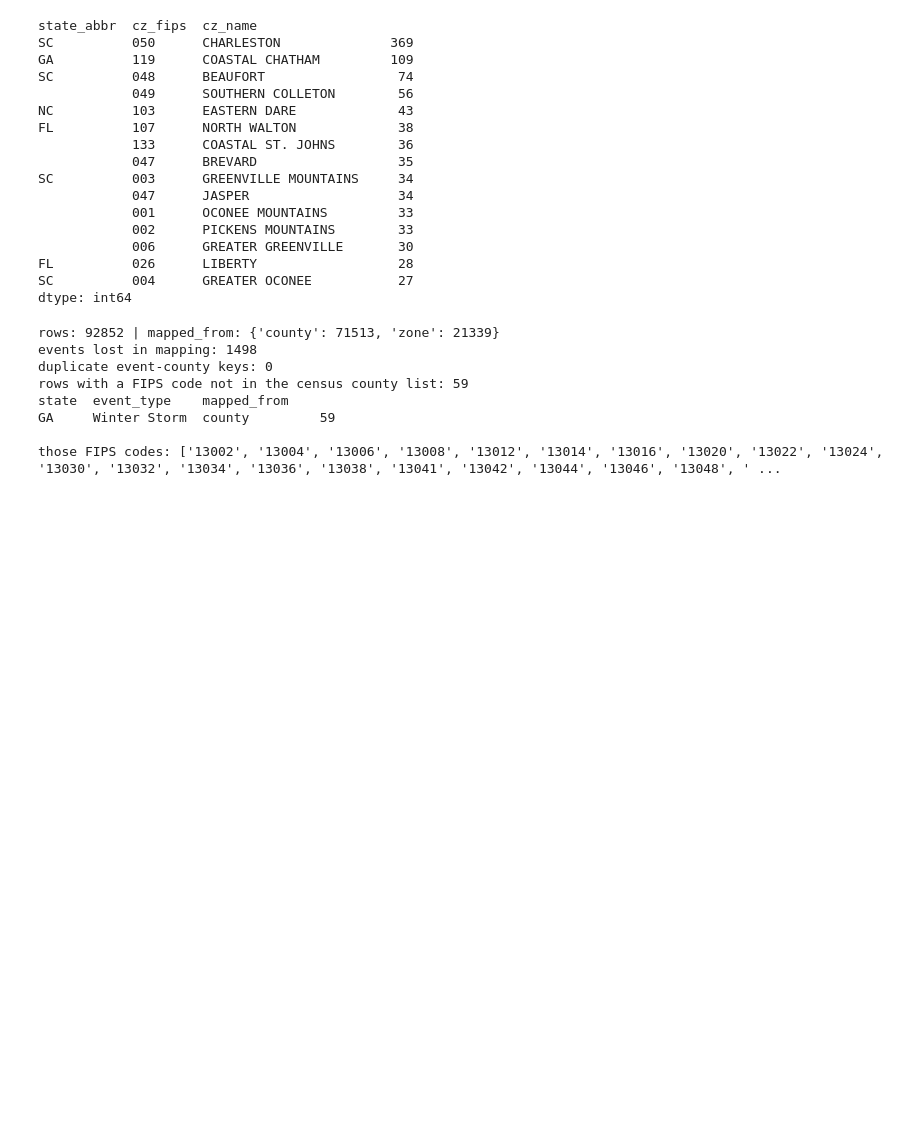
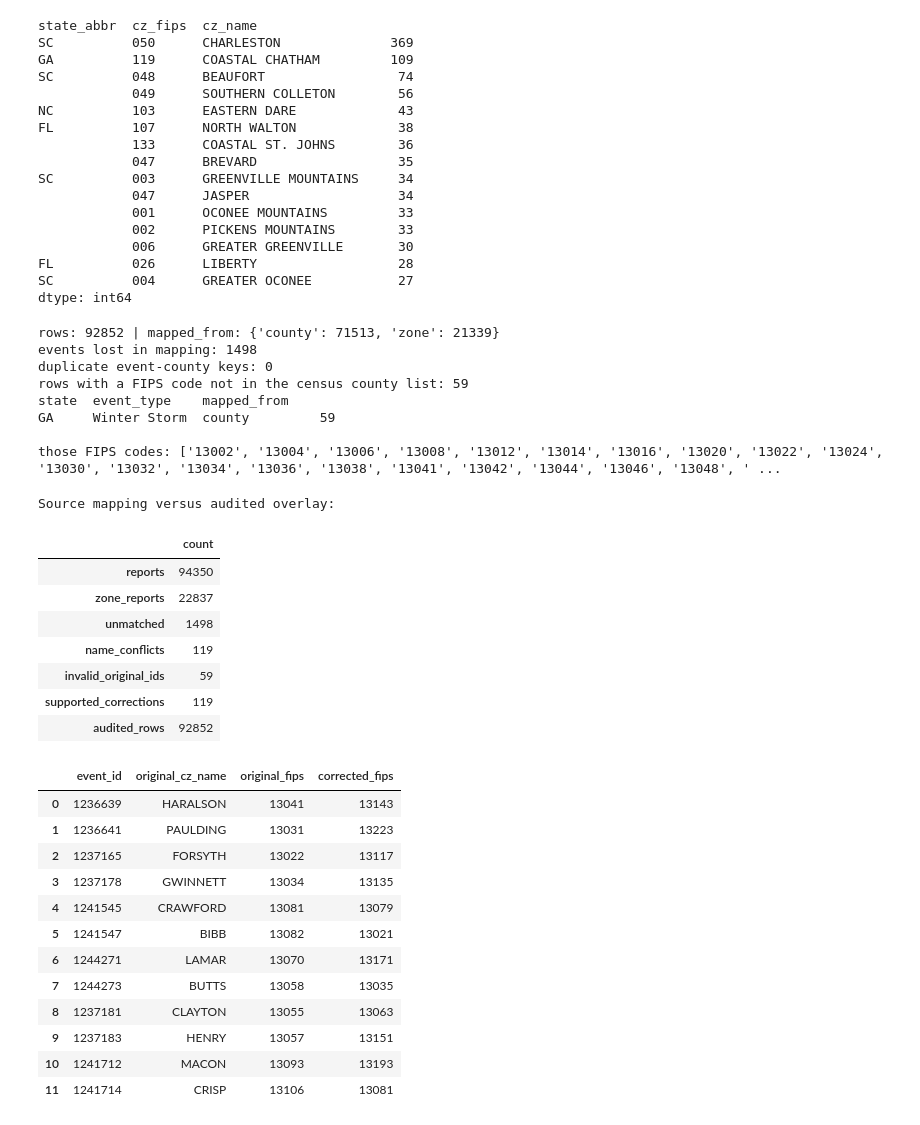
Before and after one commit to Chumpz0/Capstone-Power-Outage-Prediction, a Jupyter notebook: notebooks/02_quality_storms.ipynb, the cells around one changed output. Cells and saved outputs as stored; diff of their text form; code cells hidden in the pictures; blank space fills up the shorter version.

```diff
--- a/notebooks/02_quality_storms.ipynb
+++ b/notebooks/02_quality_storms.ipynb
@@ -395,3 +395,32 @@ state  event_type    mapped_from
 GA     Winter Storm  county         59
 
 those FIPS codes: ['13002', '13004', '13006', '13008', '13012', '13014', '13016', '13020', '13022', '13024', '13030', '13032', '13034', '13036', '13038', '13041', '13042', '13044', '13046', '13048', ' ...
+# %%
+import json
+geo = json.loads((ROOT / "docs/checkpoint_3_geography_audit.json").read_text(encoding="utf-8"))
+print("Source mapping versus audited overlay:")
+display(pd.Series(geo["totals"]).to_frame("count"))
+display(pd.DataFrame(geo["mapping_dispositions"])[["event_id", "original_cz_name", "original_fips", "corrected_fips"]].head(12))
+# %% [output]
+Source mapping versus audited overlay:
+|  | count |
+| reports | 94350 |
+| zone_reports | 22837 |
+| unmatched | 1498 |
+| name_conflicts | 119 |
+| invalid_original_ids | 59 |
+| supported_corrections | 119 |
+| audited_rows | 92852 |
+|  | event_id | original_cz_name | original_fips | corrected_fips |
+| 0 | 1236639 | HARALSON | 13041 | 13143 |
+| 1 | 1236641 | PAULDING | 13031 | 13223 |
+| 2 | 1237165 | FORSYTH | 13022 | 13117 |
+| 3 | 1237178 | GWINNETT | 13034 | 13135 |
+| 4 | 1241545 | CRAWFORD | 13081 | 13079 |
+| 5 | 1241547 | BIBB | 13082 | 13021 |
+| 6 | 1244271 | LAMAR | 13070 | 13171 |
+| 7 | 1244273 | BUTTS | 13058 | 13035 |
+| 8 | 1237181 | CLAYTON | 13055 | 13063 |
+| 9 | 1237183 | HENRY | 13057 | 13151 |
+| 10 | 1241712 | MACON | 13093 | 13193 |
+| 11 | 1241714 | CRISP | 13106 | 13081 |
```
Also changed, not shown: parts of 1 cell of this notebook, 33 other files.
